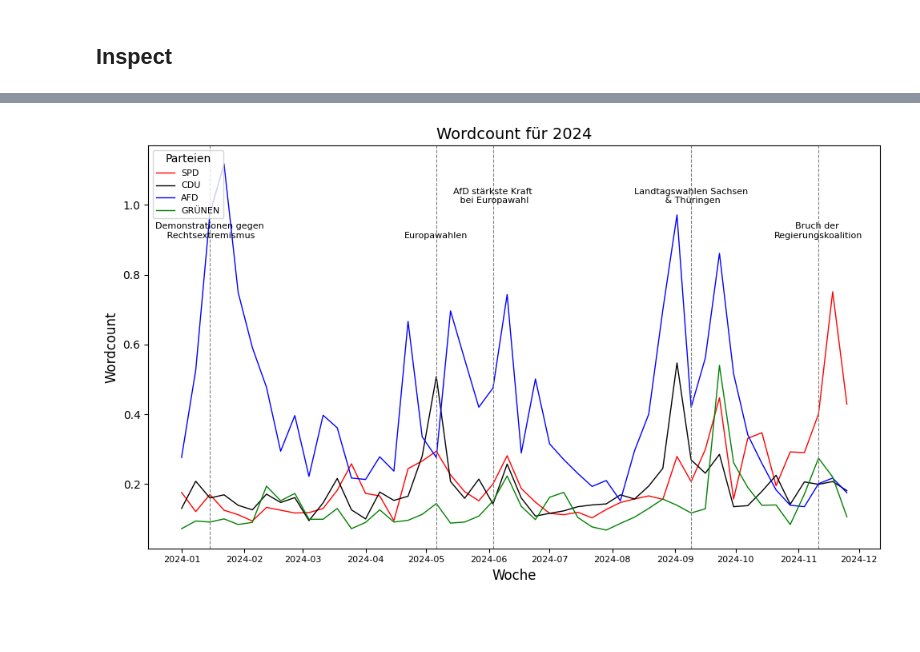
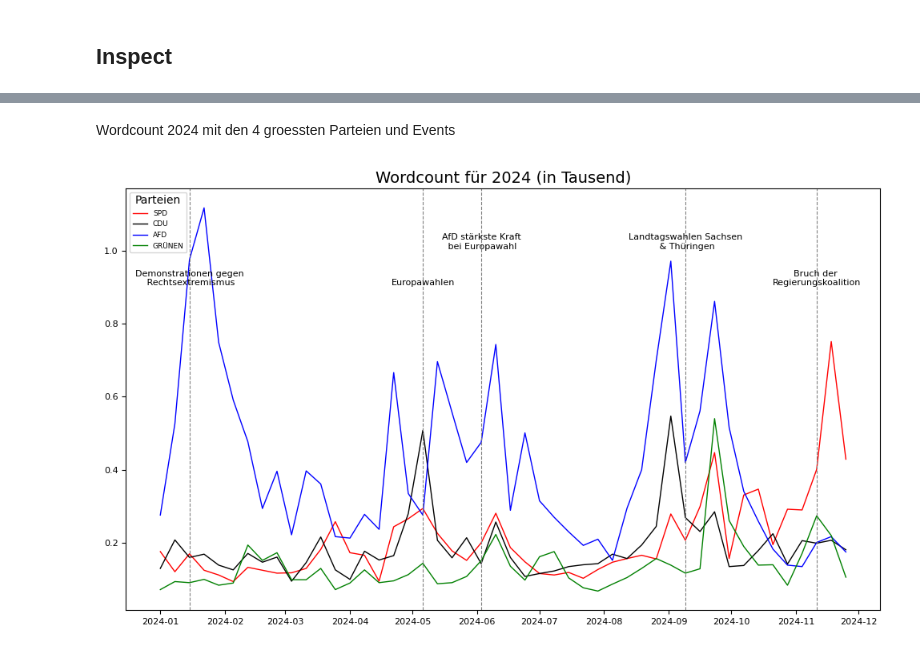
Before and after one commit to Reimser/ads_05_studienarbeit, a Jupyter notebook: source/notebooks/visualize.ipynb, the cells around one changed output, grey strips where cells are left out. Cells and saved outputs as stored; diff of their text form; code cells hidden in the pictures; blank space fills up the shorter version.

```diff
--- a/source/notebooks/visualize.ipynb
+++ b/source/notebooks/visualize.ipynb
@@ -41,9 +40,0 @@ wordcount_df.head()
-# %%
-# Sicherstellen, dass die 'date'-Spalte als datetime-Objekt vorliegt
-wordcount_df["date"] = pd.to_datetime(wordcount_df["date"])
-
-# Woche hinzufügen: Startdatum der Woche berechnen
-wordcount_df["week"] = wordcount_df["date"].dt.to_period("W").apply(lambda r: r.start_time)
-
-# Ergebnis anzeigen
-print(wordcount_df.head())
@@ -66,9 +49,0 @@ wahlen_df.head()
-# %%
-# Sicherstellen, dass die 'date'-Spalte als datetime-Objekt vorliegt
-wahlen_df["date"] = pd.to_datetime(wahlen_df["date"])
-
-# Woche hinzufügen: Startdatum der Woche berechnen
-wahlen_df["week"] = wahlen_df["date"].dt.to_period("W").apply(lambda r: r.start_time)
-
-# Ergebnis anzeigen
-print(wahlen_df.head())
@@ -493,8 +194,6 @@ plt.show()
+# %% [markdown]
+Wordcount 2024 mit den 4 groessten Parteien und Events
 # %%
-import matplotlib.pyplot as plt
-import matplotlib.ticker as mticker
-import pandas as pd
-
 # Relevante Parteienfarben
 parteifarben = {
     "spd": "red",
@@ -529,36 +228,36 @@ for word in ["spd", "cdu", "afd", "grünen"]:
         temp_df["week"],
         temp_df["count"],
         label=word.upper(),
         color=parteifarben.get(word, "grey"),
         linewidth=1,
     )
 
 # Achsentitel und Skalierung
-ax1.set_xlabel("Woche", fontsize=12)
-ax1.set_ylabel("Wordcount", fontsize=12)
-ax1.tick_params(axis="y", labelcolor="black")
+
+
+ax1.tick_params(axis="y", labelsize=8, labelcolor="black")
 ax1.tick_params(axis="x", labelsize=8)
 ax1.yaxis.set_major_formatter(mticker.FuncFormatter(lambda x, _: f"{x * 0.001:.1f}"))
 
 # Ereignisse markieren
 for event in events:
     plt.axvline(pd.to_datetime(event["date"]), color="grey", linestyle="--", linewidth=0.8)
     plt.text(
         pd.to_datetime(event["date"]),
         event["y_position"],
         event["label"],
         rotation=0,  # Waagerecht (0 Grad)
         fontsize=8,
         va="bottom",
         ha="center",
     )
 
 # Legende
-plt.legend(title="Parteien", loc="upper left", fontsize=8)
-plt.title("Wordcount für 2024", fontsize=14)
+plt.legend(title="Parteien", loc="upper left", fontsize=6.5)
+plt.title("Wordcount für 2024 (in Tausend)", fontsize=14)
 plt.tight_layout()
 
 # Plot anzeigen
 plt.show()
 # %% [output]
-[figure, old version]
+[figure, new version]
```
Also changed, not shown: parts of 18 cells of this notebook, 4 other files.
